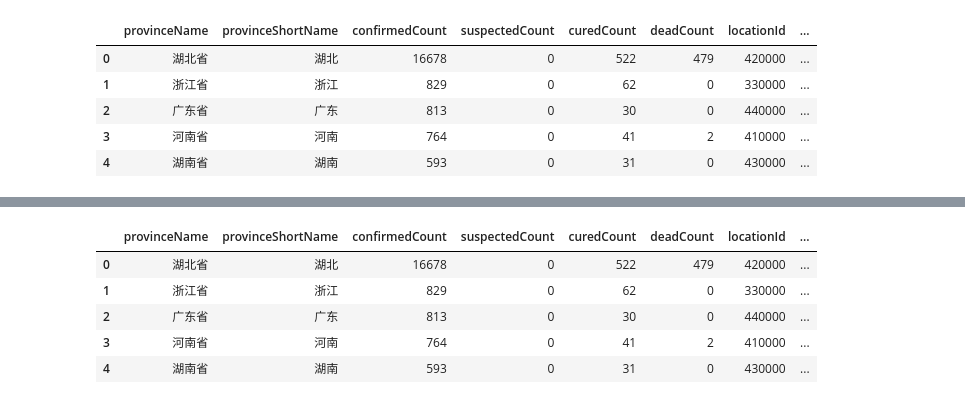
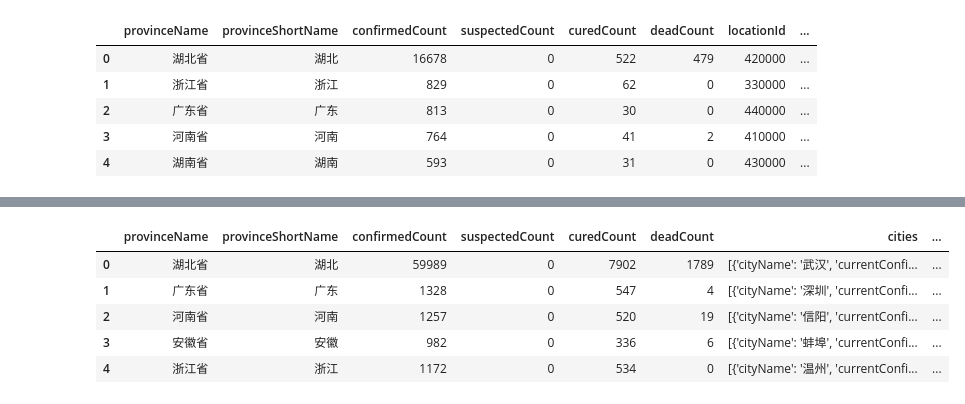
Before and after one commit to DutchDS/Project-2, a Jupyter notebook: Corona_Virus.ipynb, the cells around one changed output, grey strips where cells are left out. Cells and saved outputs as stored; diff of their text form; code cells hidden in the pictures.

```diff
--- a/Corona_Virus.ipynb
+++ b/Corona_Virus.ipynb
@@ -90,8 +91,18 @@ my_df.head()
 # %%
 # Or we can scrape:
 # Retrieve page with the requests module
+# REPLACE THIS FILE NAME:
+corona_file = "data-sources/dxy/data/20200218-175113-dxy-2019ncov-data.json"
+
+corona_url = "https://github.com/globalcitizen/2019-wuhan-coronavirus-data/blob/master/" + corona_file
+print(corona_url)
+
+new_date = corona_file[22:26]+"-"+corona_file[26:28]+"-"+corona_file[28:30]
+print(new_date)
+# new_date=datetime.now().strftime ('2020-02-18')
+
 response = requests.get(corona_url)
 print(response)
 soup = bs(response.text, 'lxml')
-print(soup)
+# print(soup)
 # %% [output]
@@ -134,14 +131,16 @@ my_series = eval(my_scrape_file)
 # %%
 # for x in my_series:
 #     print(x)
 
 my_scrape_df = pd.DataFrame(my_series)
-my_scrape_df = my_scrape_df[['provinceName', "provinceShortName", "confirmedCount", "suspectedCount",'curedCount','deadCount','locationId','cities']]
+# my_scrape_df = my_scrape_df[['provinceName', "provinceShortName", "confirmedCount", "suspectedCount",'curedCount','deadCount','locationId','cities']]
+my_scrape_df = my_scrape_df[['provinceName', "provinceShortName", "confirmedCount", "suspectedCount",'curedCount','deadCount', 'cities']]
+my_scrape_df['date'] = new_date
 my_scrape_df.head()
 # %% [output]
-|  | provinceName | provinceShortName | confirmedCount | suspectedCount | curedCount | deadCount | locationId | ... |
-| 0 | 湖北省 | 湖北 | 16678 | 0 | 522 | 479 | 420000 | ... |
-| 1 | 浙江省 | 浙江 | 829 | 0 | 62 | 0 | 330000 | ... |
-| 2 | 广东省 | 广东 | 813 | 0 | 30 | 0 | 440000 | ... |
-| 3 | 河南省 | 河南 | 764 | 0 | 41 | 2 | 410000 | ... |
-| 4 | 湖南省 | 湖南 | 593 | 0 | 31 | 0 | 430000 | ... |
+|  | provinceName | provinceShortName | confirmedCount | suspectedCount | curedCount | deadCount | cities | ... |
+| 0 | 湖北省 | 湖北 | 59989 | 0 | 7902 | 1789 | [{'cityName': '武汉', 'currentConfi... | ... |
+| 1 | 广东省 | 广东 | 1328 | 0 | 547 | 4 | [{'cityName': '深圳', 'currentConfi... | ... |
+| 2 | 河南省 | 河南 | 1257 | 0 | 520 | 19 | [{'cityName': '信阳', 'currentConfi... | ... |
+| 3 | 安徽省 | 安徽 | 982 | 0 | 336 | 6 | [{'cityName': '蚌埠', 'currentConfi... | ... |
+| 4 | 浙江省 | 浙江 | 1172 | 0 | 534 | 0 | [{'cityName': '温州', 'currentConfi... | ... |
```
Also changed, not shown: parts of 3 cells of this notebook, 49 other files.
